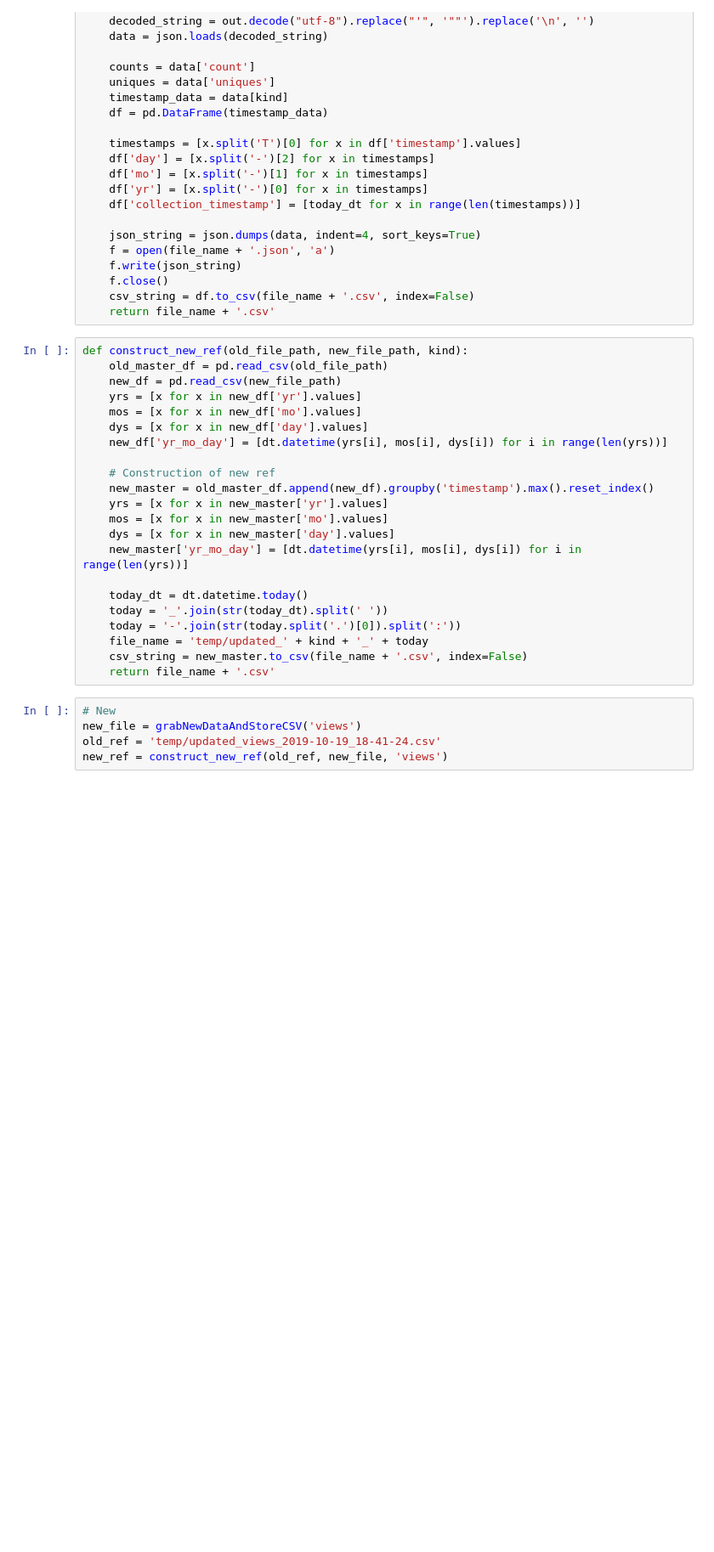
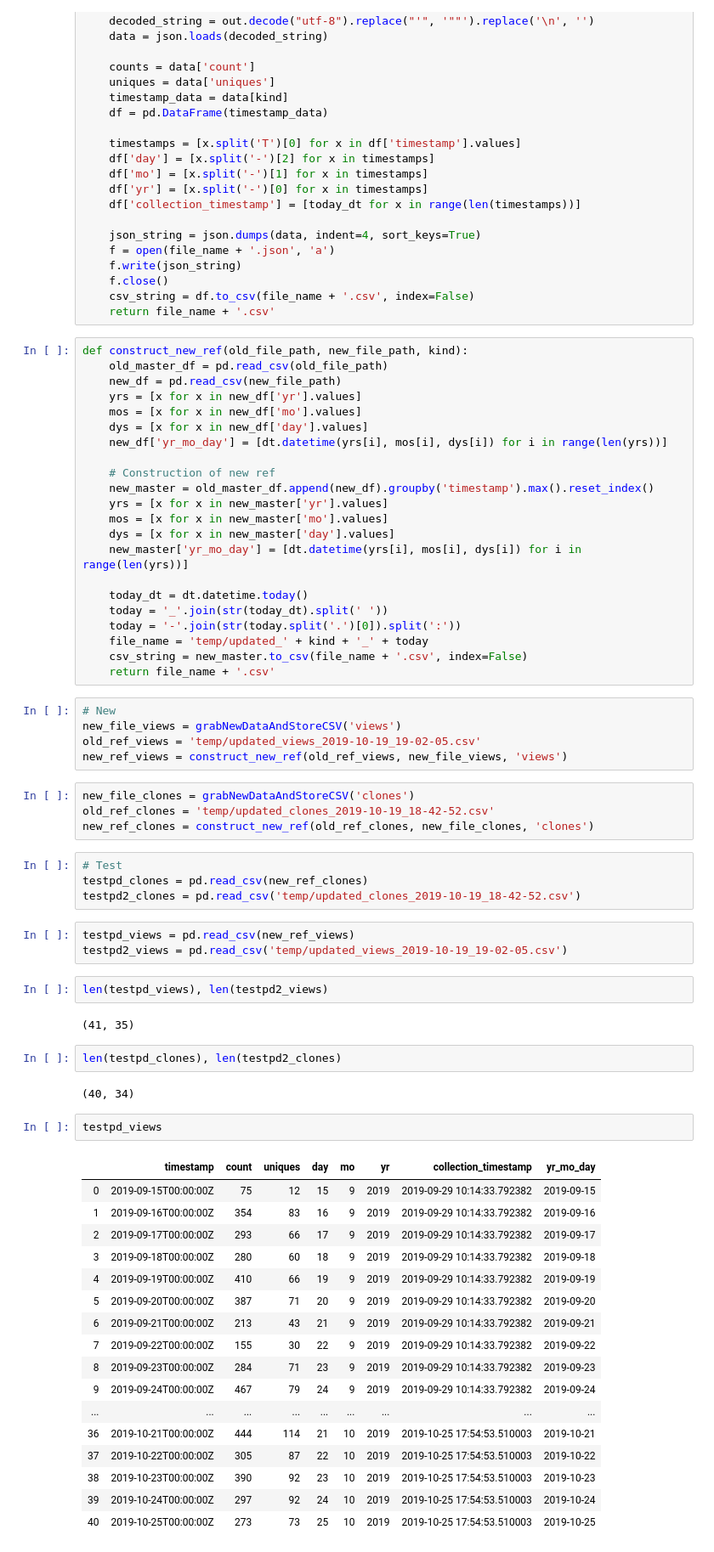
Before and after one commit to fcr3/ncappzoo_analysis, a Jupyter notebook: Dataframe_Constructor.ipynb, the cells around one changed output. Shown at 85% size. Drawn from its saved outputs; the diff is of its cells as text; blank space fills up the shorter version.

Commit message:
added more data/edits to dataframe constructor

```diff
--- a/Dataframe_Constructor.ipynb
+++ b/Dataframe_Constructor.ipynb
@@ -72,6 +72,45 @@ def construct_new_ref(old_file_path, new_file_path, kind):
     return file_name + '.csv'
 # %%
 # New
-new_file = grabNewDataAndStoreCSV('views')
-old_ref = 'temp/updated_views_2019-10-19_18-41-24.csv'
-new_ref = construct_new_ref(old_ref, new_file, 'views')
+new_file_views = grabNewDataAndStoreCSV('views')
+old_ref_views = 'temp/updated_views_2019-10-19_19-02-05.csv'
+new_ref_views = construct_new_ref(old_ref_views, new_file_views, 'views')
+# %%
+new_file_clones = grabNewDataAndStoreCSV('clones')
+old_ref_clones = 'temp/updated_clones_2019-10-19_18-42-52.csv'
+new_ref_clones = construct_new_ref(old_ref_clones, new_file_clones, 'clones')
+# %%
+# Test
+testpd_clones = pd.read_csv(new_ref_clones)
+testpd2_clones = pd.read_csv('temp/updated_clones_2019-10-19_18-42-52.csv')
+# %%
+testpd_views = pd.read_csv(new_ref_views)
+testpd2_views = pd.read_csv('temp/updated_views_2019-10-19_19-02-05.csv')
+# %%
+len(testpd_views), len(testpd2_views)
+# %% [output]
+(41, 35)
+# %%
+len(testpd_clones), len(testpd2_clones)
+# %% [output]
+(40, 34)
+# %%
+testpd_views
+# %% [output]
+|  | timestamp | count | uniques | day | mo | yr | collection_timestamp | yr_mo_day |
+| 0 | 2019-09-15T00:00:00Z | 75 | 12 | 15 | 9 | 2019 | 2019-09-29 10:14:33.792382 | 2019-09-15 |
+| 1 | 2019-09-16T00:00:00Z | 354 | 83 | 16 | 9 | 2019 | 2019-09-29 10:14:33.792382 | 2019-09-16 |
+| 2 | 2019-09-17T00:00:00Z | 293 | 66 | 17 | 9 | 2019 | 2019-09-29 10:14:33.792382 | 2019-09-17 |
+| 3 | 2019-09-18T00:00:00Z | 280 | 60 | 18 | 9 | 2019 | 2019-09-29 10:14:33.792382 | 2019-09-18 |
+| 4 | 2019-09-19T00:00:00Z | 410 | 66 | 19 | 9 | 2019 | 2019-09-29 10:14:33.792382 | 2019-09-19 |
+| 5 | 2019-09-20T00:00:00Z | 387 | 71 | 20 | 9 | 2019 | 2019-09-29 10:14:33.792382 | 2019-09-20 |
+| 6 | 2019-09-21T00:00:00Z | 213 | 43 | 21 | 9 | 2019 | 2019-09-29 10:14:33.792382 | 2019-09-21 |
+| 7 | 2019-09-22T00:00:00Z | 155 | 30 | 22 | 9 | 2019 | 2019-09-29 10:14:33.792382 | 2019-09-22 |
+| 8 | 2019-09-23T00:00:00Z | 284 | 71 | 23 | 9 | 2019 | 2019-09-29 10:14:33.792382 | 2019-09-23 |
+| 9 | 2019-09-24T00:00:00Z | 467 | 79 | 24 | 9 | 2019 | 2019-09-29 10:14:33.792382 | 2019-09-24 |
+| ... | ... | ... | ... | ... | ... | ... | ... | ... |
+| 36 | 2019-10-21T00:00:00Z | 444 | 114 | 21 | 10 | 2019 | 2019-10-25 17:54:53.510003 | 2019-10-21 |
+| 37 | 2019-10-22T00:00:00Z | 305 | 87 | 22 | 10 | 2019 | 2019-10-25 17:54:53.510003 | 2019-10-22 |
+| 38 | 2019-10-23T00:00:00Z | 390 | 92 | 23 | 10 | 2019 | 2019-10-25 17:54:53.510003 | 2019-10-23 |
+| 39 | 2019-10-24T00:00:00Z | 297 | 92 | 24 | 10 | 2019 | 2019-10-25 17:54:53.510003 | 2019-10-24 |
+| 40 | 2019-10-25T00:00:00Z | 273 | 73 | 25 | 10 | 2019 | 2019-10-25 17:54:53.510003 | 2019-10-25 |
```
Also changed, not shown: parts of 1 cell of this notebook, 10 other files.
